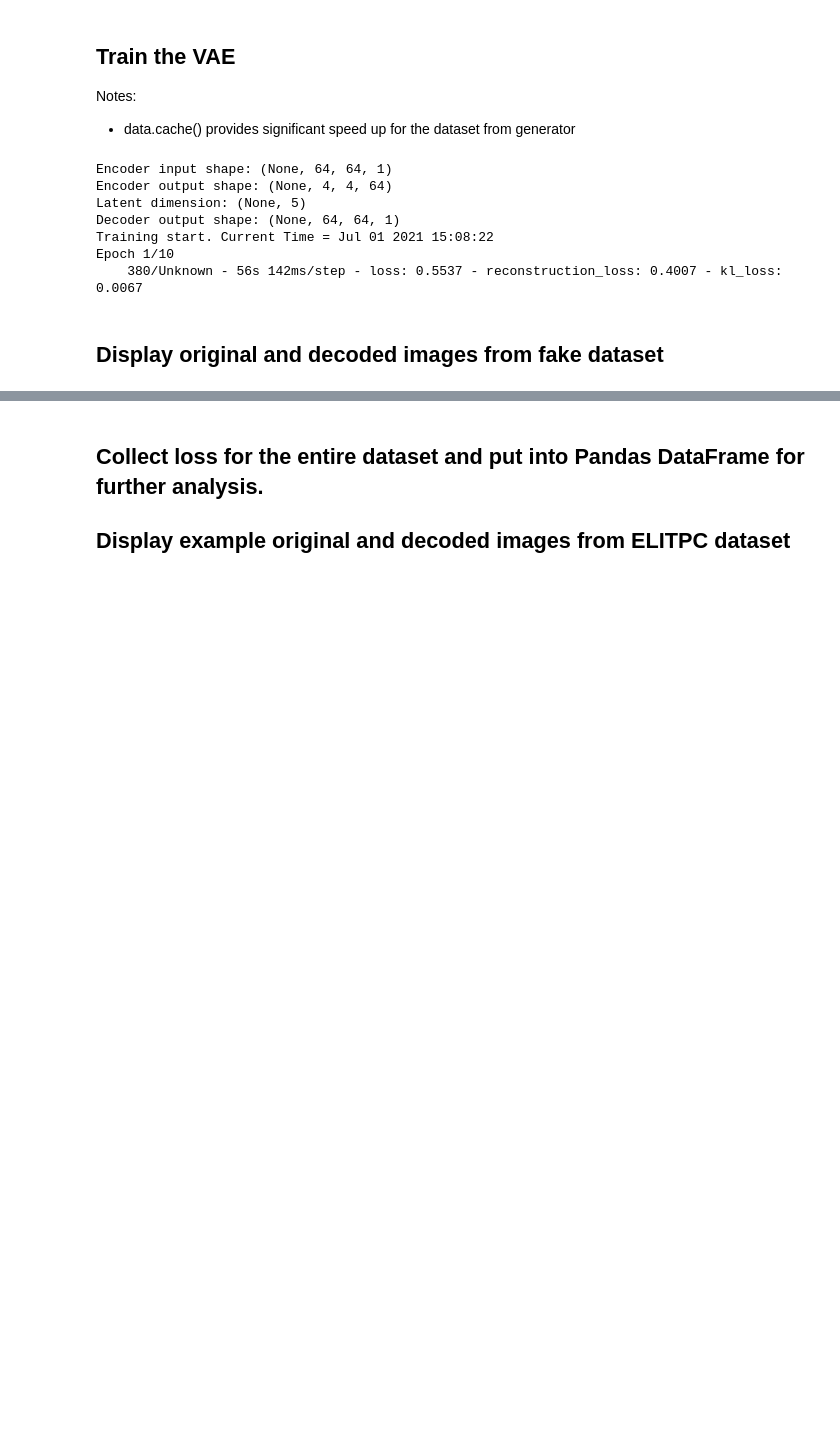
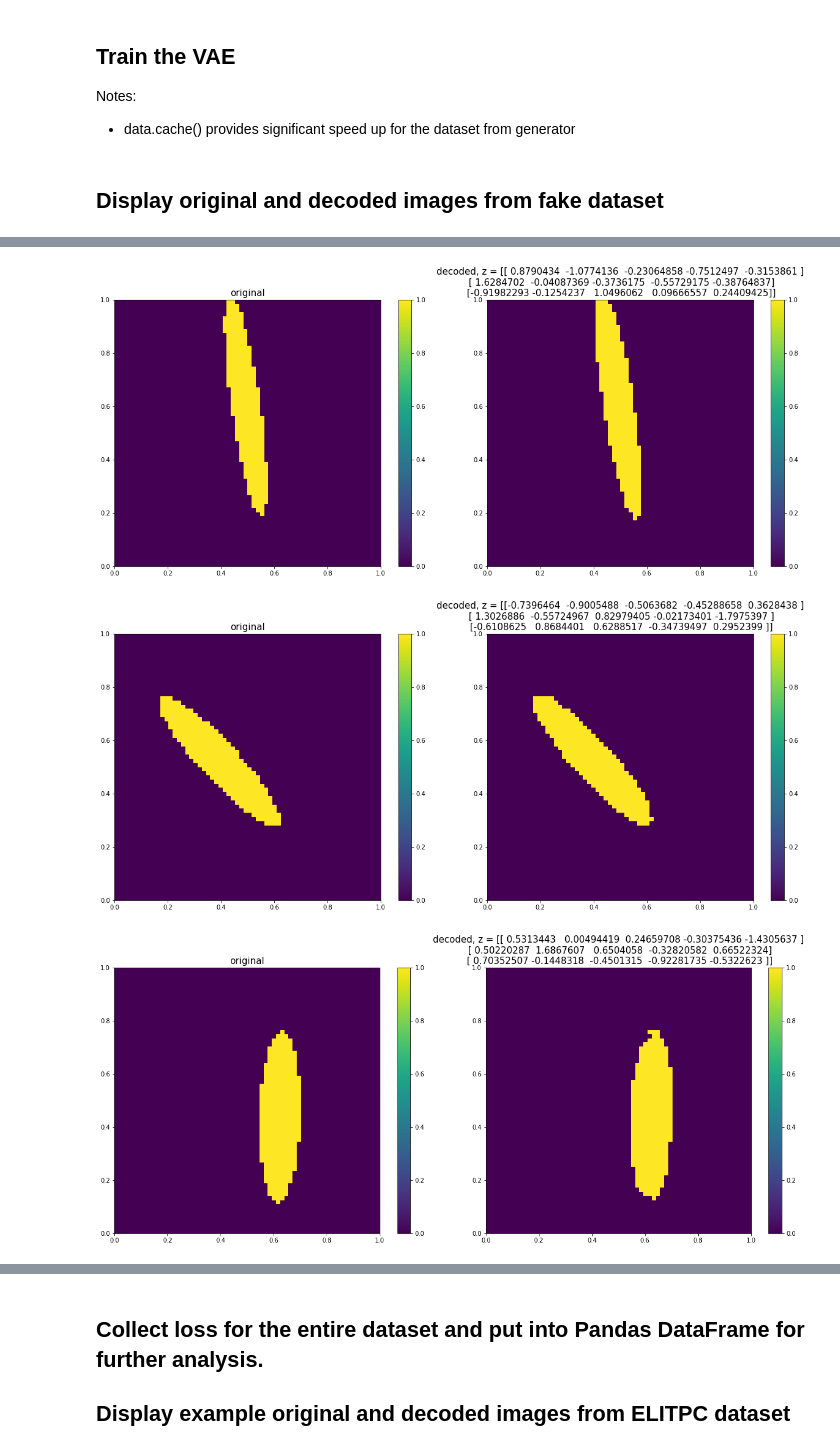
Before and after one commit to akalinow/MachineLearning, a Jupyter notebook: ELITPC/VAE_ELITPC_ROI.ipynb, the cells around one changed output, grey strips where cells are left out. Cells and saved outputs as stored; diff of their text form; code cells hidden in the pictures; blank space fills up the shorter version.

Commit message:
* add threshold on pixel value for functions on images * add functions for plotting distributions of latent variables

```diff
--- a/ELITPC/VAE_ELITPC_ROI.ipynb
+++ b/ELITPC/VAE_ELITPC_ROI.ipynb
@@ -58,7 +60,7 @@ importlib.reload(plf)
 
 fileNames = ["UVWProjections_2018-06-19T15:13:33.941_0008.tfrecords"]
 dataset = iof.readTFRecordFile(fileNames)
-dataset = dataset.map(lambda item: iof.preprocessProjections(item, projection=2))
+dataset = dataset.map(lambda item: iof.preprocessProjections(item, projection=0))
 
 for data in dataset.take(1):
     rois = iof.find_ROIs(data, **params)
@@ -67,16 +69,16 @@ for data in dataset.take(1):
     cropped, mask = iof.crop_ROI(data, rois[0], shape=(64,64))
     plf.plotOriginal_vs_cropped(data, cropped, mask, rois[0])
     mask = tf.reshape(mask, (1,)+mask.shape)
-    plf.plotOriginal_vs_decoded(mask, vae)
+    plf.plotOriginal_vs_decoded(mask, vae, threshold=0.2)
 
 
 shapes_dataset = tf.data.Dataset.from_generator(iof.shapes_images_generator, (tf.bool))
 shapes_dataset = shapes_dataset.batch(1)
 for data in shapes_dataset.take(1):
-    plf.plotOriginal_vs_decoded(data, vae)
+    plf.plotOriginal_vs_decoded(data, vae, threshold=0.2)
 
 generator = partial(iof.cropped_images_generator, dataset, **params)
 cropped_dataset = tf.data.Dataset.from_generator(generator, (tf.float32))
 cropped_dataset = cropped_dataset.batch(1)
 for data in cropped_dataset.take(1):
-    plf.plotOriginal_vs_decoded(data, vae)
+    plf.plotOriginal_vs_decoded(data, vae, threshold=0.2)
@@ -98,7 +97,7 @@ class Sampling(layers.Layer):
         z_mean, z_log_var = inputs
         batch = tf.shape(z_mean)[0]
         dim = tf.shape(z_mean)[1]
-        epsilon = tf.random.normal(shape=(batch, dim), dtype=tf.dtypes.float16)
+        epsilon = tf.random.normal(shape=(batch, dim), dtype=tf.dtypes.float32)
         return z_mean + tf.exp(0.5 * z_log_var) * epsilon
 #########################
 def getEncoder(filters, fc_size, latent_dim):
@@ -107,7 +106,7 @@ def getEncoder(filters, fc_size, latent_dim):
     #x = data_augmentation(encoder_inputs)
 
     for nFilters in filters:
-        x = layers.Conv2D(filters=nFilters, kernel_size=3, activation="relu", strides=2, padding="same")(x)
+        x = layers.Conv2D(filters=nFilters, kernel_size=2, activation="relu", strides=2, padding="same")(x)
 
     endcoder_outputs = x
     x = layers.Flatten()(x)
@@ -128,7 +127,7 @@ def getDecoder(filters, fc_size, latent_dim, encoder_shape):
     x = layers.Dense(np.prod(encoder_shape), activation="relu")(decoder_inputs)
     x = layers.Reshape(encoder_shape)(x)
     for nFilters in np.flip(filters, axis=[0]):
-        x = layers.Conv2DTranspose(filters=nFilters, kernel_size=3, activation="relu", strides=2, padding="same")(x)
+        x = layers.Conv2DTranspose(filters=nFilters, kernel_size=2, activation="relu", strides=2, padding="same")(x)
 
     decoder_outputs = layers.Conv2D(filters=1, kernel_size=1, activation="sigmoid", strides=1, padding="same")(x)
     decoder = keras.Model(decoder_inputs, decoder_outputs, name="decoder")
@@ -219,6 +233,7 @@ class VAE(keras.Model):
 Notes:
 * data.cache() provides significant speed up for the dataset from generator
 # %%
+%%time
 import io_functions as iof
 importlib.reload(iof)
 
@@ -227,17 +242,17 @@ dataset = tf.data.Dataset.from_generator(generator, output_signature=(tf.TensorS
 dataset = dataset.batch(32)
 dataset = dataset.cache()
 
-latent_dim = 5
+latent_dim = 10
 fc_size = 256
 filters = np.array([32, 32, 64, 64])
 encoder, encoder_shape = getEncoder(filters, fc_size, latent_dim)
 decoder = getDecoder(filters, fc_size, latent_dim, encoder_shape)
-beta = latent_dim/np.prod(encoder_shape)
+beta = 0.2*latent_dim/np.prod(encoder_shape)
 vae = VAE(encoder, decoder, beta)
 
 initial_learning_rate = 1E-4
 lr_schedule = tf.keras.optimizers.schedules.ExponentialDecay(initial_learning_rate,
-                                                            decay_steps=5000,
+                                                            decay_steps=2000,
                                                             decay_rate=0.95,
                                                             staircase=True)
 vae.compile(optimizer=keras.optimizers.Adam(learning_rate=lr_schedule))
@@ -259,17 +274,10 @@ current_time = datetime.now().strftime("%b %d %Y %H:%M:%S")
 tag = "{epoch:04d}_"+datetime.now().strftime("%b_%d_%Y_%H_%M")
 iof.saveVAE(vae, tag.format(epoch=nEpochs))
 print("Training end. Current Time =", current_time)
-# %% [output]
-Encoder input shape: (None, 64, 64, 1)
-Encoder output shape: (None, 4, 4, 64)
-Latent dimension: (None, 5)
-Decoder output shape: (None, 64, 64, 1)
-Training start. Current Time = Jul 01 2021 15:08:22
-Epoch 1/10
-    380/Unknown - 56s 142ms/step - loss: 0.5537 - reconstruction_loss: 0.4007 - kl_loss: 0.0067
 # %% [markdown]
 ## Display original and decoded images from fake dataset
 # %%
+%%time
 import io_functions as iof
 importlib.reload(iof)
 
@@ -278,7 +286,25 @@ importlib.reload(plf)
 
 generator = iof.shapes_images_generator
 dataset = tf.data.Dataset.from_generator(generator, output_signature=(tf.TensorSpec(shape=image_shape, dtype=tf.bool)))
-dataset = dataset.batch(1)
+dataset = dataset.batch(3)
 
-for data in dataset.take(3):
-    plf.plotOriginal_vs_decoded(data, vae)
+tag = "0100_Jul_06_2021_09_15"
+encoder, decoder = iof.loadEncoderDecoder(tag)
+vae = VAE(encoder, decoder, 1.0)
+vae.compile()
+
+losses = []
+
+for data in dataset.take(1000):
+
+    if len(losses)<5:
+        plf.plotOriginal_vs_decoded(data, vae, threshold=0.2)
+
+    result = vae.evaluation(data=data, threshold = 0.2)
+    data = tf.cast(data, dtype=tf.int32)
+    mask_size = tf.math.reduce_sum(data)
+    result["mask_size"] = mask_size.numpy()
+    losses.append(result)
+
+df_on_fake = pd.DataFrame(data=losses)
+# %% [output]
@@ -284,0 +315,3 @@ for data in dataset.take(3):
+[figure, added]
+[figure, added]
+[figure, added]
```
Also changed, not shown: parts of 14 cells of this notebook, 2 other files.
